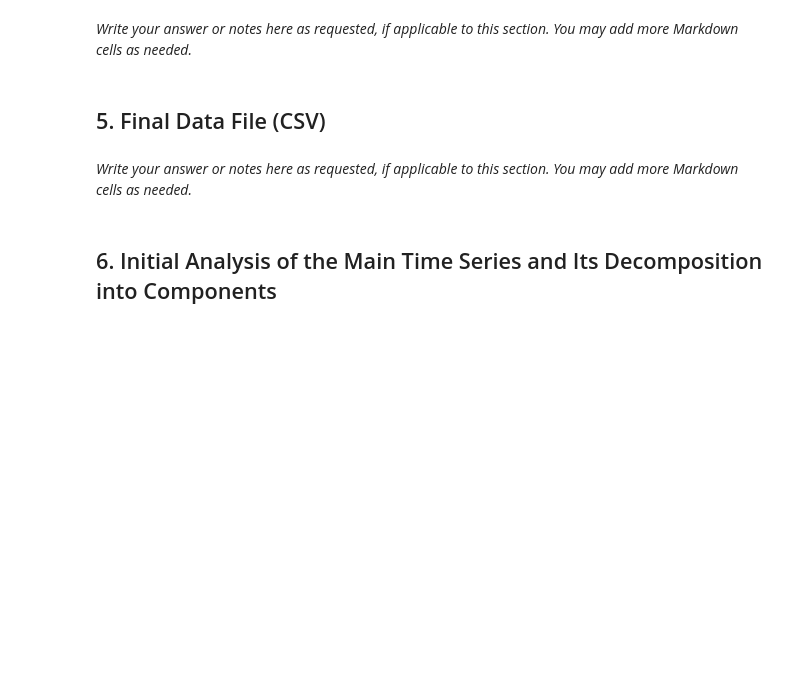
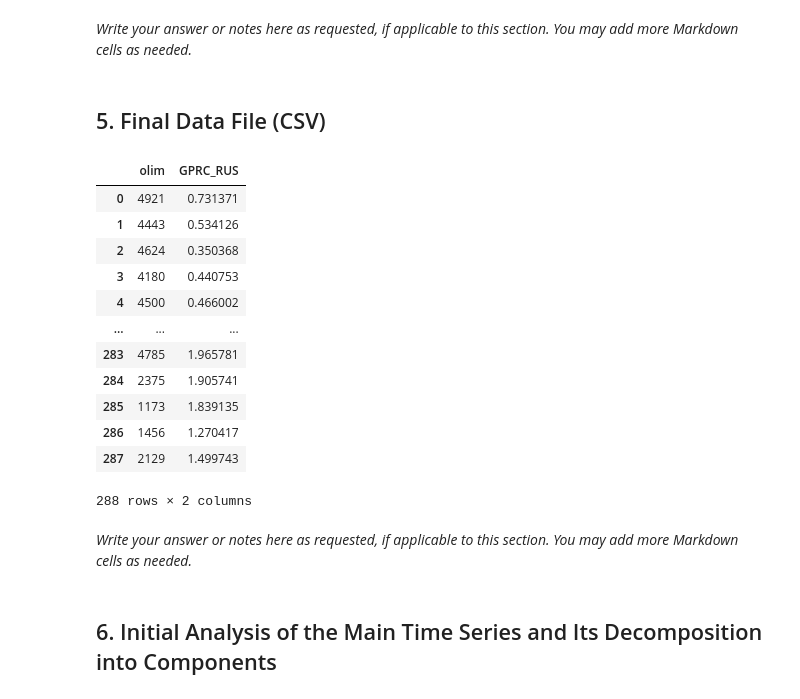
Before and after one commit to davidlvt6992/Time-Series-Analysis, a Jupyter notebook: notebooks/eng_template_project1_id1_id2.ipynb, the cells around one changed output. Drawn from its saved outputs; the diff is of its cells as text; code cells hidden in the pictures; blank space fills up the shorter version.

```diff
--- a/notebooks/eng_template_project1_id1_id2.ipynb
+++ b/notebooks/eng_template_project1_id1_id2.ipynb
@@ -20,0 +119,10 @@ Time Series and Forecasting
+# %%
+### df2 Processing
+df2 = raw_df2[ (raw_df2['month'].dt.year >= 2000) & (raw_df2['month'].dt.year < 2024) ] \
+    .filter(like='GPRC') \
+    .reset_index(drop=True)
+
+country="RUS"
+
+df2 = df2.filter(like=country)
+print(df2)
@@ -33,8 +156,22 @@ Time Series and Forecasting
 # %% [markdown]
 ## 5. Final Data File (CSV)
 # %%
-# Write your code here if it is relevant to this section.
-# You may add more code cells as needed.
+final_df = pd.concat([df1, df2], axis=1)
+final_df
+# %% [output]
+|  | olim | GPRC_RUS |
+| 0 | 4921 | 0.731371 |
+| 1 | 4443 | 0.534126 |
+| 2 | 4624 | 0.350368 |
+| 3 | 4180 | 0.440753 |
+| 4 | 4500 | 0.466002 |
+| ... | ... | ... |
+| 283 | 4785 | 1.965781 |
+| 284 | 2375 | 1.905741 |
+| 285 | 1173 | 1.839135 |
+| 286 | 1456 | 1.270417 |
+| 287 | 2129 | 1.499743 |
+288 rows × 2 columns
 # %% [markdown]
 *Write your answer or notes here as requested, if applicable to this section. You may add more Markdown cells as needed.*
 # %% [markdown]
```
Also changed, not shown: parts of 11 cells of this notebook, 2 other files.
